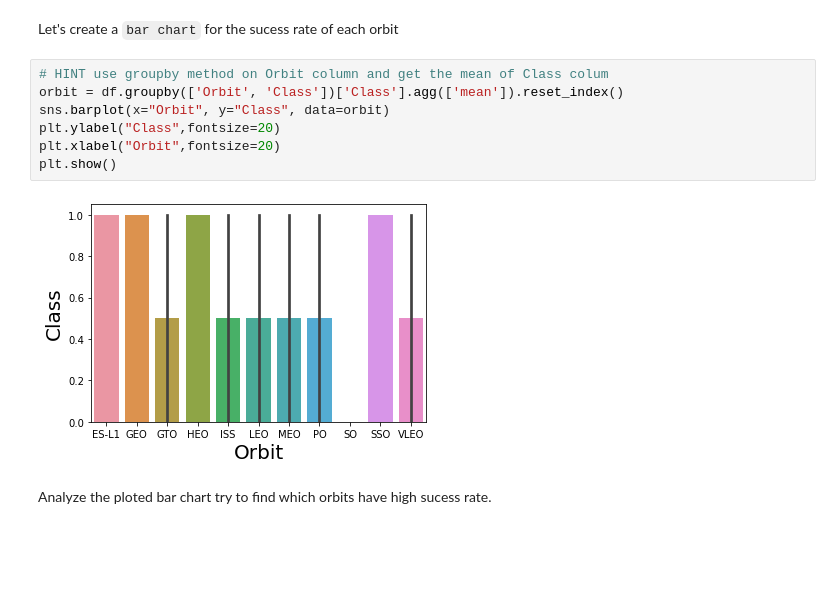
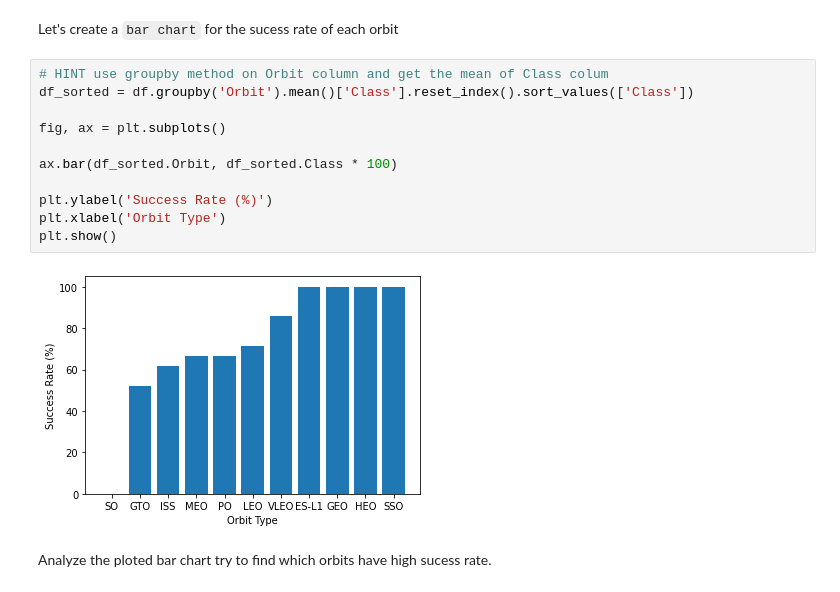
Before and after one commit to khalidalsmoul/Data_Science_Capstone, a Jupyter notebook: EDA with Data Visualization.ipynb, the cells around one changed output. Saved outputs shown, nothing was run; the diff lists cells and outputs as text; blank space fills up the shorter version.

```diff
--- a/EDA with Data Visualization.ipynb
+++ b/EDA with Data Visualization.ipynb
@@ -114,13 +114,17 @@ Next, we want to visually check if there are any relationship between success ra
 Let's create a `bar chart` for the sucess rate of each orbit
 # %%
 # HINT use groupby method on Orbit column and get the mean of Class colum
-orbit = df.groupby(['Orbit', 'Class'])['Class'].agg(['mean']).reset_index()
-sns.barplot(x="Orbit", y="Class", data=orbit)
-plt.ylabel("Class",fontsize=20)
-plt.xlabel("Orbit",fontsize=20)
+df_sorted = df.groupby('Orbit').mean()['Class'].reset_index().sort_values(['Class'])
+
+fig, ax = plt.subplots()
+
+ax.bar(df_sorted.Orbit, df_sorted.Class * 100)
+
+plt.ylabel('Success Rate (%)')
+plt.xlabel('Orbit Type')
 plt.show()
 # %% [output]
-[figure, old version]
+[figure, new version]
 # %% [markdown]
 Analyze the ploted bar chart try to find which orbits have high sucess rate.
 # %% [markdown]
```
Also changed, not shown: parts of 8 cells of this notebook.
